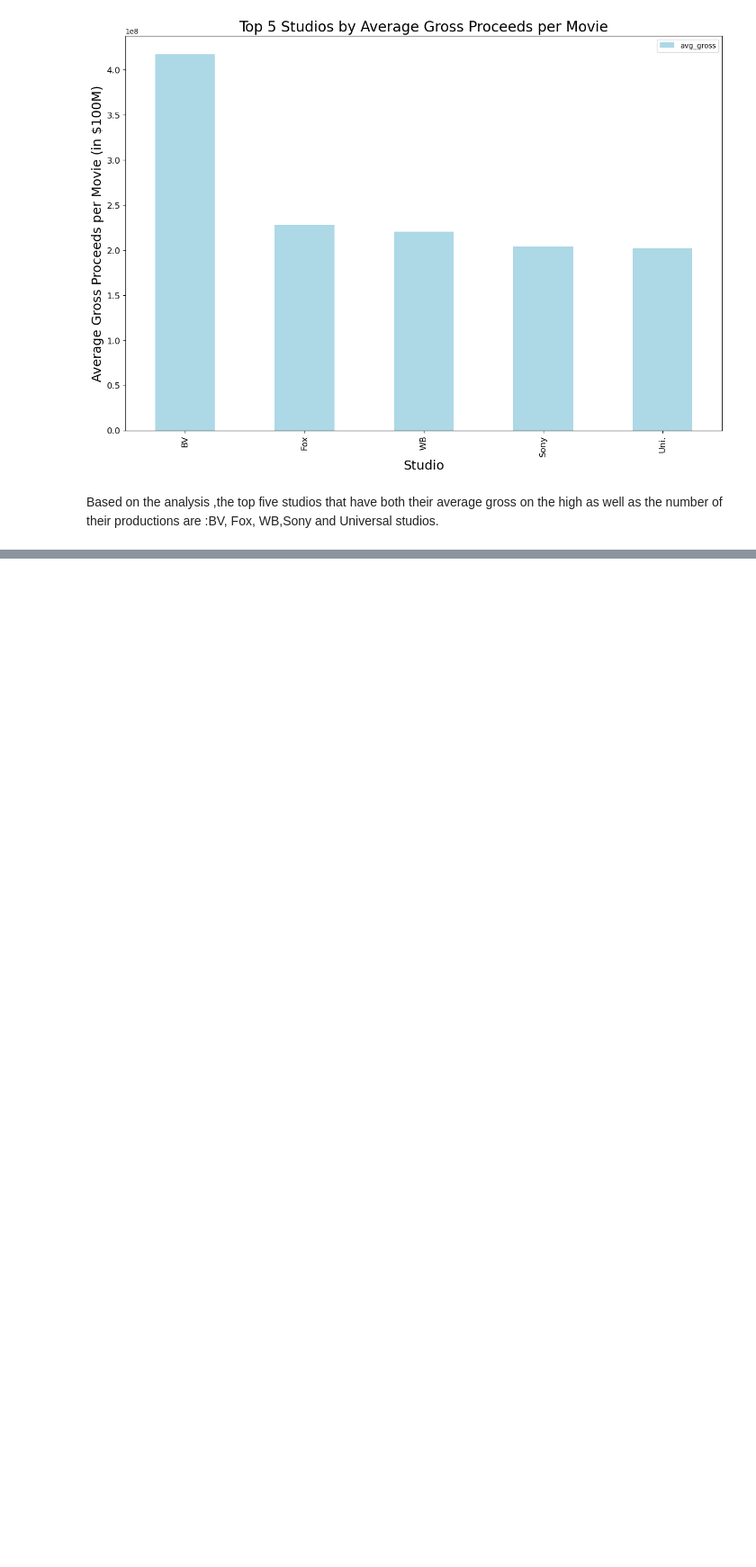
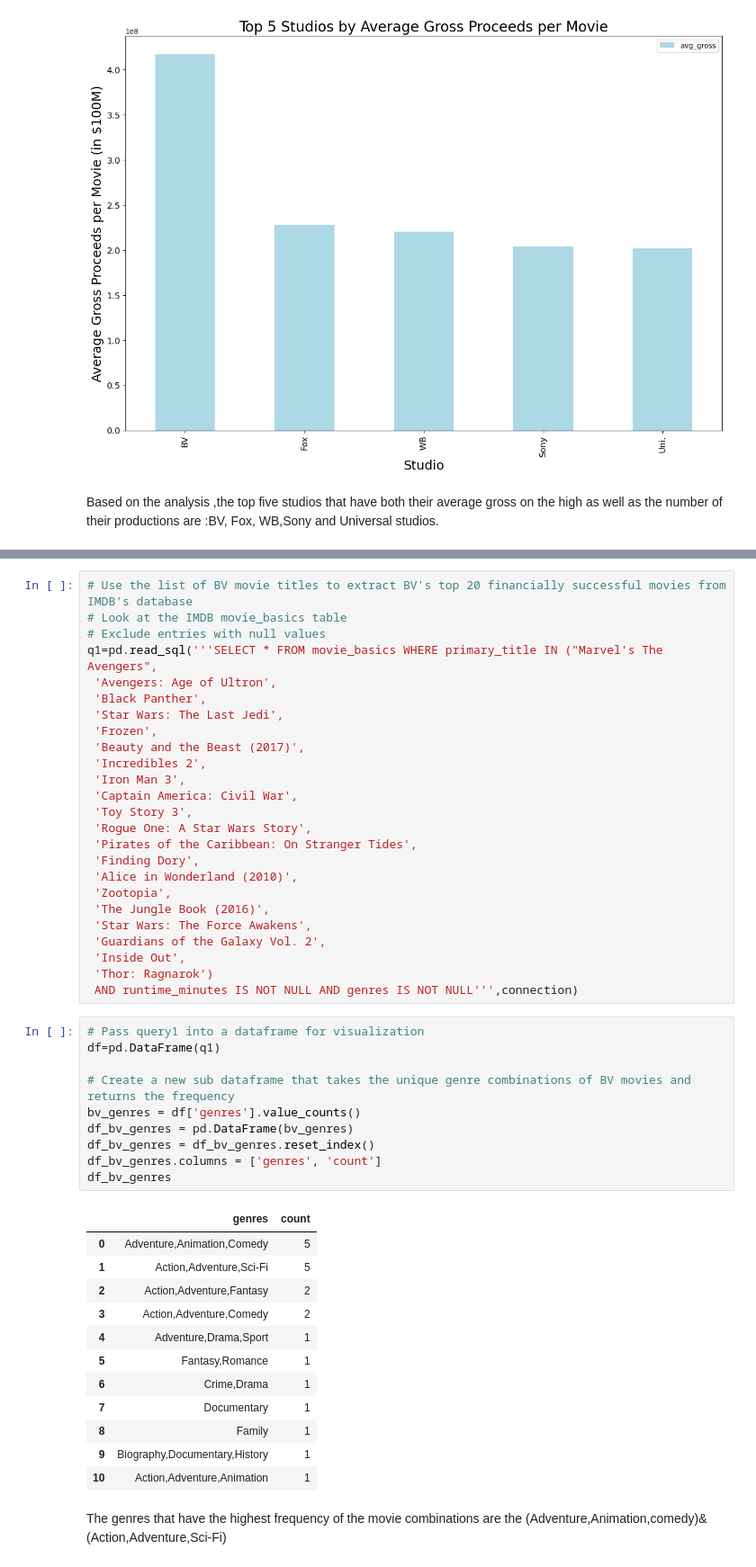
Before and after one commit to sophline/MICROSOFT-MOVIE-STUDIO-PROJECT, a Jupyter notebook: student.ipynb, the cells around one changed output, grey strips where cells are left out. Shown: that part at 90% size. Cells and saved outputs as stored; diff of their text form; blank space fills up the shorter version.

```diff
--- a/student.ipynb
+++ b/student.ipynb
@@ -313,0 +372,50 @@ Based on the analysis ,the top five studios that have both their average gross o
+# %%
+# Use the list of BV movie titles to extract BV's top 20 financially successful movies from IMDB's database
+# Look at the IMDB movie_basics table
+# Exclude entries with null values
+q1=pd.read_sql('''SELECT * FROM movie_basics WHERE primary_title IN ("Marvel's The Avengers",
+ 'Avengers: Age of Ultron',
+ 'Black Panther',
+ 'Star Wars: The Last Jedi',
+ 'Frozen',
+ 'Beauty and the Beast (2017)',
+ 'Incredibles 2',
+ 'Iron Man 3',
+ 'Captain America: Civil War',
+ 'Toy Story 3',
+ 'Rogue One: A Star Wars Story',
+ 'Pirates of the Caribbean: On Stranger Tides',
+ 'Finding Dory',
+ 'Alice in Wonderland (2010)',
+ 'Zootopia',
+ 'The Jungle Book (2016)',
+ 'Star Wars: The Force Awakens',
+ 'Guardians of the Galaxy Vol. 2',
+ 'Inside Out',
+ 'Thor: Ragnarok')
+ AND runtime_minutes IS NOT NULL AND genres IS NOT NULL''',connection)
+# %%
+# Pass query1 into a dataframe for visualization
+df=pd.DataFrame(q1)
+
+# Create a new sub dataframe that takes the unique genre combinations of BV movies and returns the frequency
+bv_genres = df['genres'].value_counts()
+df_bv_genres = pd.DataFrame(bv_genres)
+df_bv_genres = df_bv_genres.reset_index()
+df_bv_genres.columns = ['genres', 'count']
+df_bv_genres
+# %% [output]
+|  | genres | count |
+| 0 | Adventure,Animation,Comedy | 5 |
+| 1 | Action,Adventure,Sci-Fi | 5 |
+| 2 | Action,Adventure,Fantasy | 2 |
+| 3 | Action,Adventure,Comedy | 2 |
+| 4 | Adventure,Drama,Sport | 1 |
+| 5 | Fantasy,Romance | 1 |
+| 6 | Crime,Drama | 1 |
+| 7 | Documentary | 1 |
+| 8 | Family | 1 |
+| 9 | Biography,Documentary,History | 1 |
+| 10 | Action,Adventure,Animation | 1 |
+# %% [markdown]
+The genres that have the highest frequency of the movie combinations are the (Adventure,Animation,comedy)&(Action,Adventure,Sci-Fi)
```
Also changed, not shown: parts of 6 cells of this notebook.
